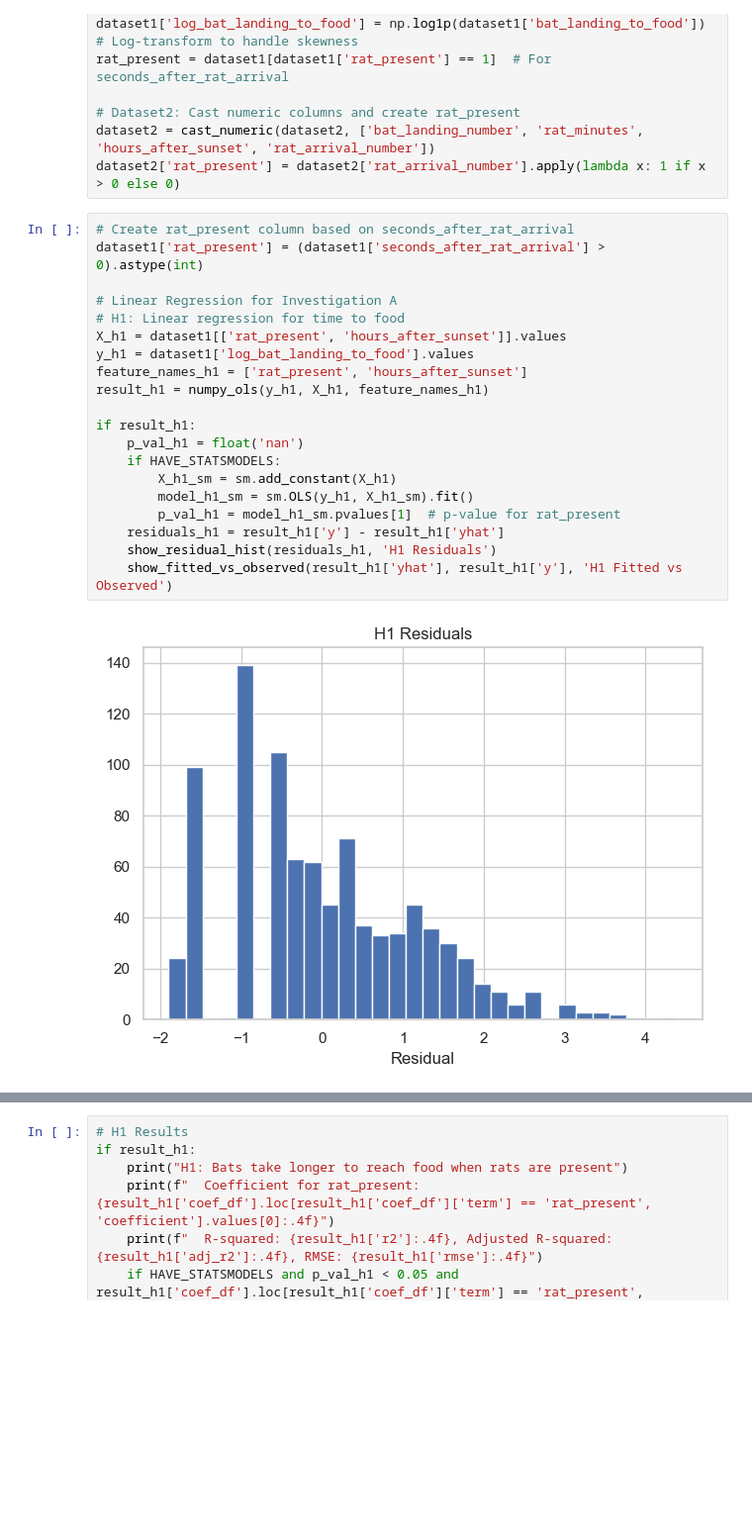
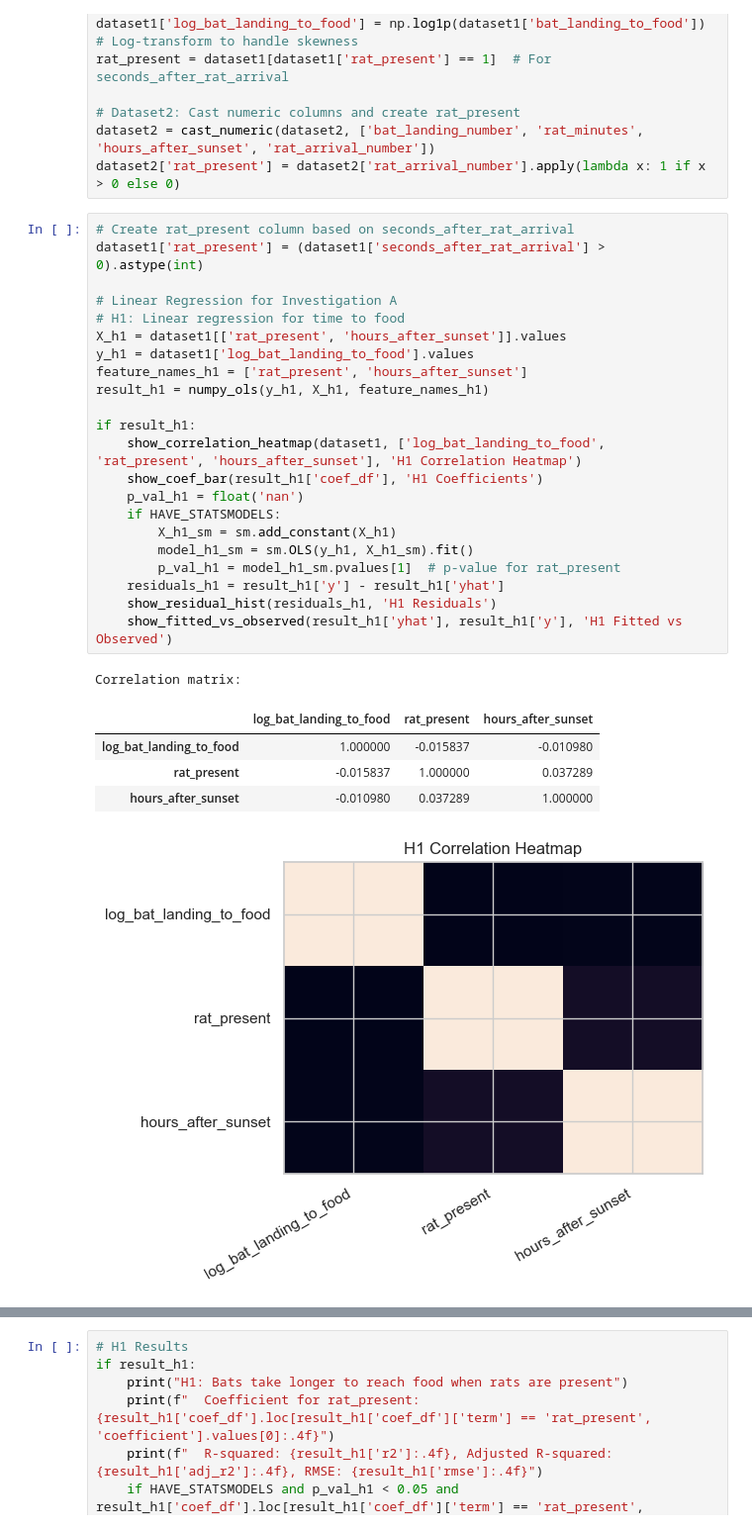
Before and after one commit to AnjanStha/HIT140_Foundations_of_data_Assig3, a Jupyter notebook: main.ipynb, the cells around one changed output, grey strips where cells are left out. Shown at 99% size. Drawn from its saved outputs; the diff is of its cells as text; blank space fills up the shorter version.

```diff
--- a/main.ipynb
+++ b/main.ipynb
@@ -634,22 +634,29 @@ dataset2['rat_present'] = dataset2['rat_arrival_number'].apply(lambda x: 1 if x
 # %%
 # Create rat_present column based on seconds_after_rat_arrival
 dataset1['rat_present'] = (dataset1['seconds_after_rat_arrival'] > 0).astype(int)
 
 # Linear Regression for Investigation A
 # H1: Linear regression for time to food
 X_h1 = dataset1[['rat_present', 'hours_after_sunset']].values
 y_h1 = dataset1['log_bat_landing_to_food'].values
 feature_names_h1 = ['rat_present', 'hours_after_sunset']
 result_h1 = numpy_ols(y_h1, X_h1, feature_names_h1)
 
 if result_h1:
+    show_correlation_heatmap(dataset1, ['log_bat_landing_to_food', 'rat_present', 'hours_after_sunset'], 'H1 Correlation Heatmap')
+    show_coef_bar(result_h1['coef_df'], 'H1 Coefficients')
     p_val_h1 = float('nan')
     if HAVE_STATSMODELS:
         X_h1_sm = sm.add_constant(X_h1)
         model_h1_sm = sm.OLS(y_h1, X_h1_sm).fit()
         p_val_h1 = model_h1_sm.pvalues[1]  # p-value for rat_present
     residuals_h1 = result_h1['y'] - result_h1['yhat']
     show_residual_hist(residuals_h1, 'H1 Residuals')
     show_fitted_vs_observed(result_h1['yhat'], result_h1['y'], 'H1 Fitted vs Observed')
 # %% [output]
+Correlation matrix:
+|  | log_bat_landing_to_food | rat_present | hours_after_sunset |
+| log_bat_landing_to_food | 1.000000 | -0.015837 | -0.010980 |
+| rat_present | -0.015837 | 1.000000 | 0.037289 |
+| hours_after_sunset | -0.010980 | 0.037289 | 1.000000 |
-[figure, old version]
+[figure, new version]
```
Also changed, not shown: parts of 2 cells of this notebook.
